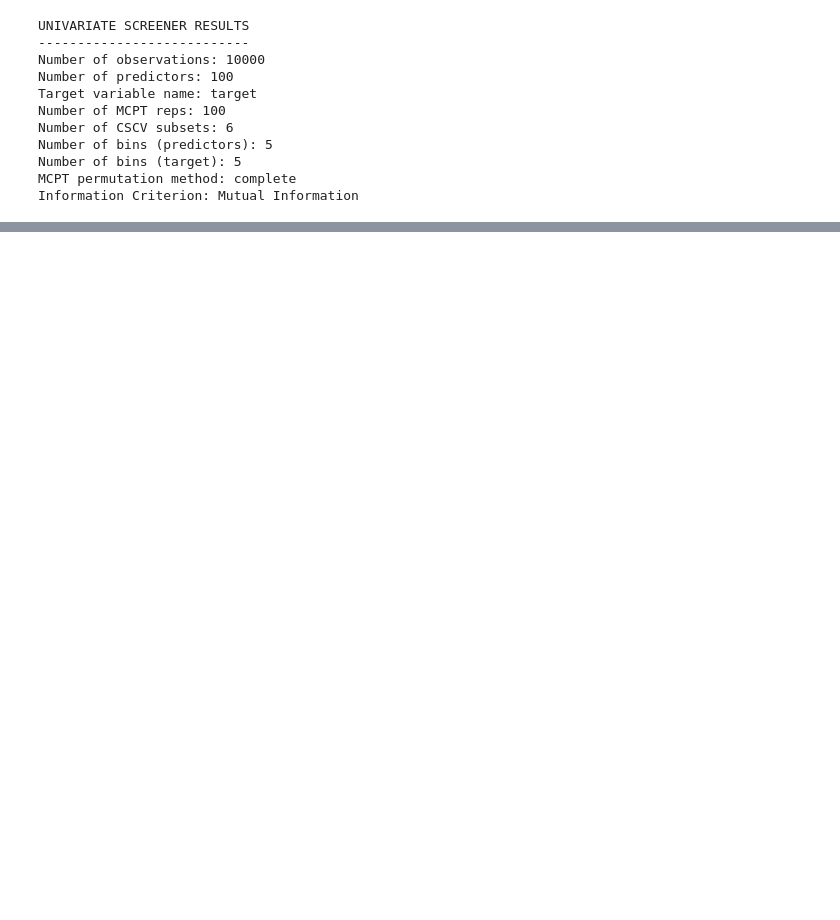
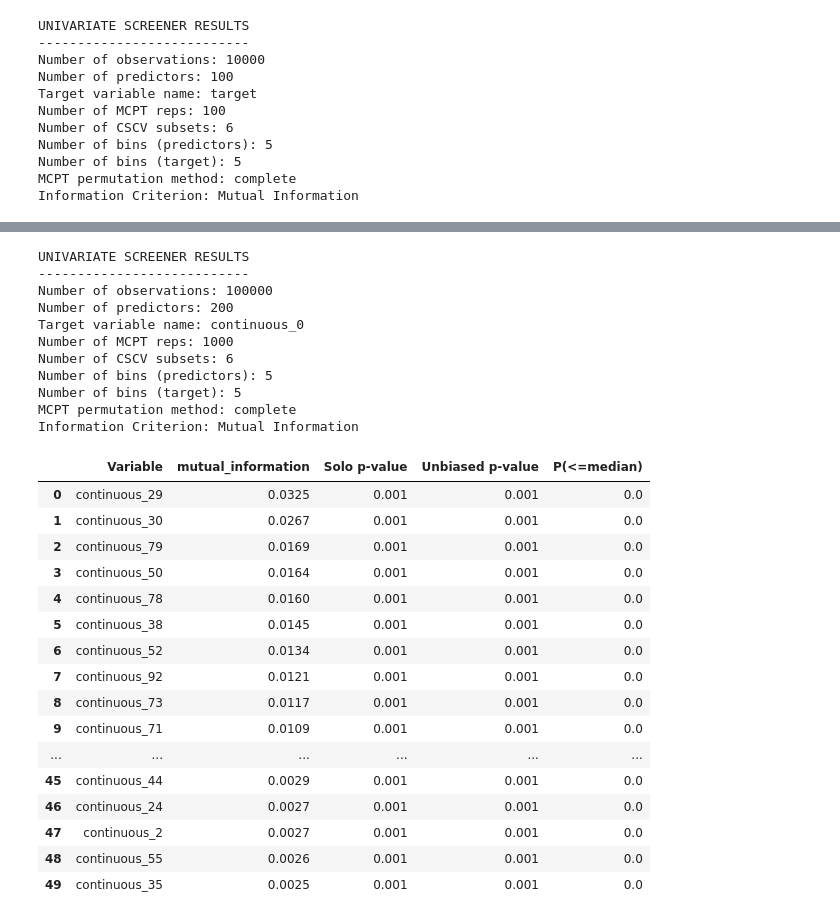
Before and after one commit to narrowgateai/narrowgateai.github.io, a Jupyter notebook: notebooks/nominal2ordinal/nominal2ordinal.ipynb, the cells around one changed output, grey strips where cells are left out. Drawn from its saved outputs; the diff is of its cells as text; code cells hidden in the pictures; blank space fills up the shorter version.

```diff
--- a/notebooks/nominal2ordinal/nominal2ordinal.ipynb
+++ b/notebooks/nominal2ordinal/nominal2ordinal.ipynb
@@ -121,0 +223,10 @@ Index(['x0', 'x1', 'x2', 'x3', 'x4', 'x5', 'x6', 'x7', 'x8', 'x9',
+# %%
+uni_screen_extreme = \
+    UnivariateScreener(
+        nbins_predictors=5,
+        nbins_target=5,
+        information_criterion='mutual_information',
+        mcpt_reps=1000,
+        cscv_subsets=6)
+
+uni_screen_extreme.screen(X_numeric_extreme, y_extreme)
@@ -121,0 +240,32 @@ Index(['x0', 'x1', 'x2', 'x3', 'x4', 'x5', 'x6', 'x7', 'x8', 'x9',
+# %%
+uni_screen_extreme_results = uni_screen_extreme.results
+uni_screen_extreme_results.head(50)
+# %% [output]
+UNIVARIATE SCREENER RESULTS
+---------------------------
+Number of observations: 100000
+Number of predictors: 200
+Target variable name: continuous_0
+Number of MCPT reps: 1000
+Number of CSCV subsets: 6
+Number of bins (predictors): 5
+Number of bins (target): 5
+MCPT permutation method: complete
+Information Criterion: Mutual Information
+|  | Variable | mutual_information | Solo p-value | Unbiased p-value | P(<=median) |
+| 0 | continuous_29 | 0.0325 | 0.001 | 0.001 | 0.0 |
+| 1 | continuous_30 | 0.0267 | 0.001 | 0.001 | 0.0 |
+| 2 | continuous_79 | 0.0169 | 0.001 | 0.001 | 0.0 |
+| 3 | continuous_50 | 0.0164 | 0.001 | 0.001 | 0.0 |
+| 4 | continuous_78 | 0.0160 | 0.001 | 0.001 | 0.0 |
+| 5 | continuous_38 | 0.0145 | 0.001 | 0.001 | 0.0 |
+| 6 | continuous_52 | 0.0134 | 0.001 | 0.001 | 0.0 |
+| 7 | continuous_92 | 0.0121 | 0.001 | 0.001 | 0.0 |
+| 8 | continuous_73 | 0.0117 | 0.001 | 0.001 | 0.0 |
+| 9 | continuous_71 | 0.0109 | 0.001 | 0.001 | 0.0 |
+| ... | ... | ... | ... | ... | ... |
+| 45 | continuous_44 | 0.0029 | 0.001 | 0.001 | 0.0 |
+| 46 | continuous_24 | 0.0027 | 0.001 | 0.001 | 0.0 |
+| 47 | continuous_2 | 0.0027 | 0.001 | 0.001 | 0.0 |
+| 48 | continuous_55 | 0.0026 | 0.001 | 0.001 | 0.0 |
+| 49 | continuous_35 | 0.0025 | 0.001 | 0.001 | 0.0 |
```
Also changed, not shown: parts of 27 cells of this notebook, 35 other files.
